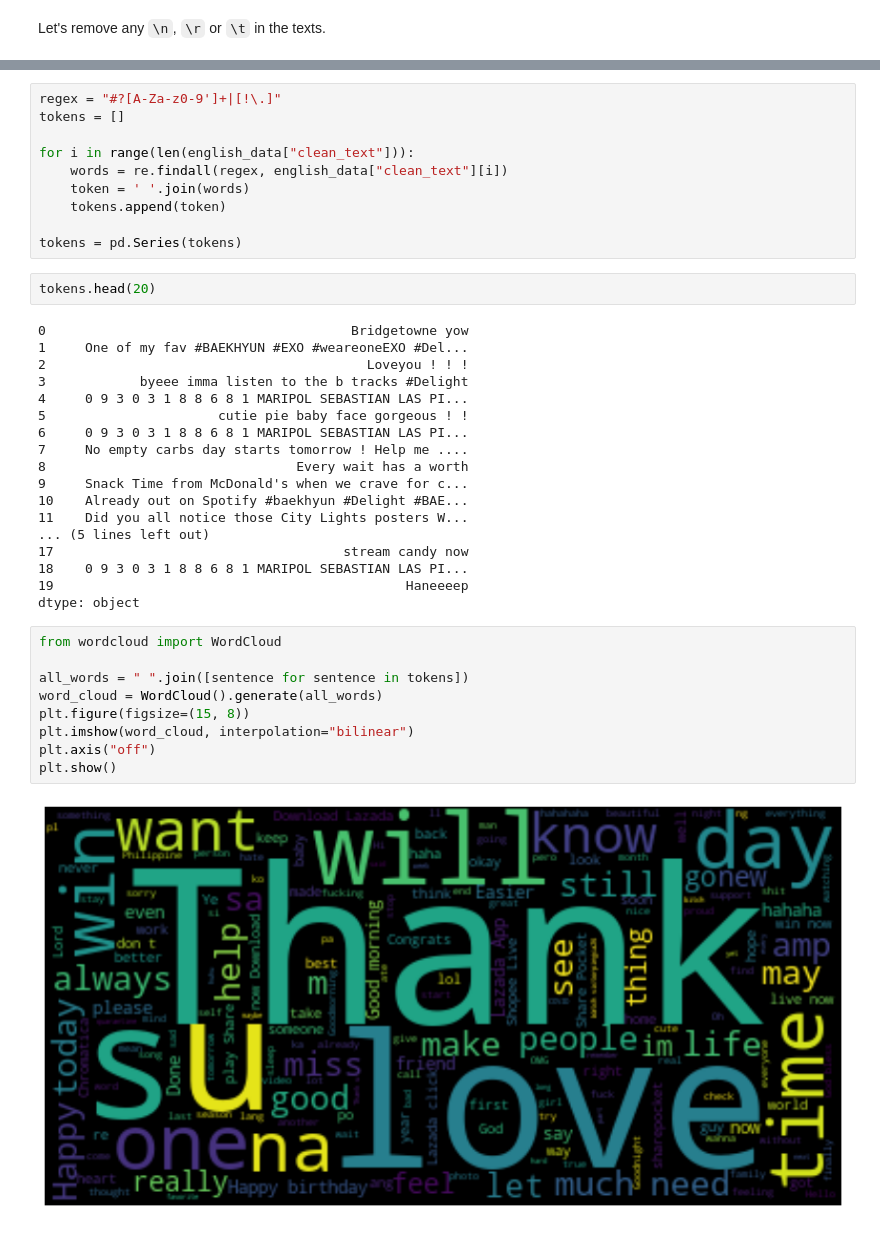
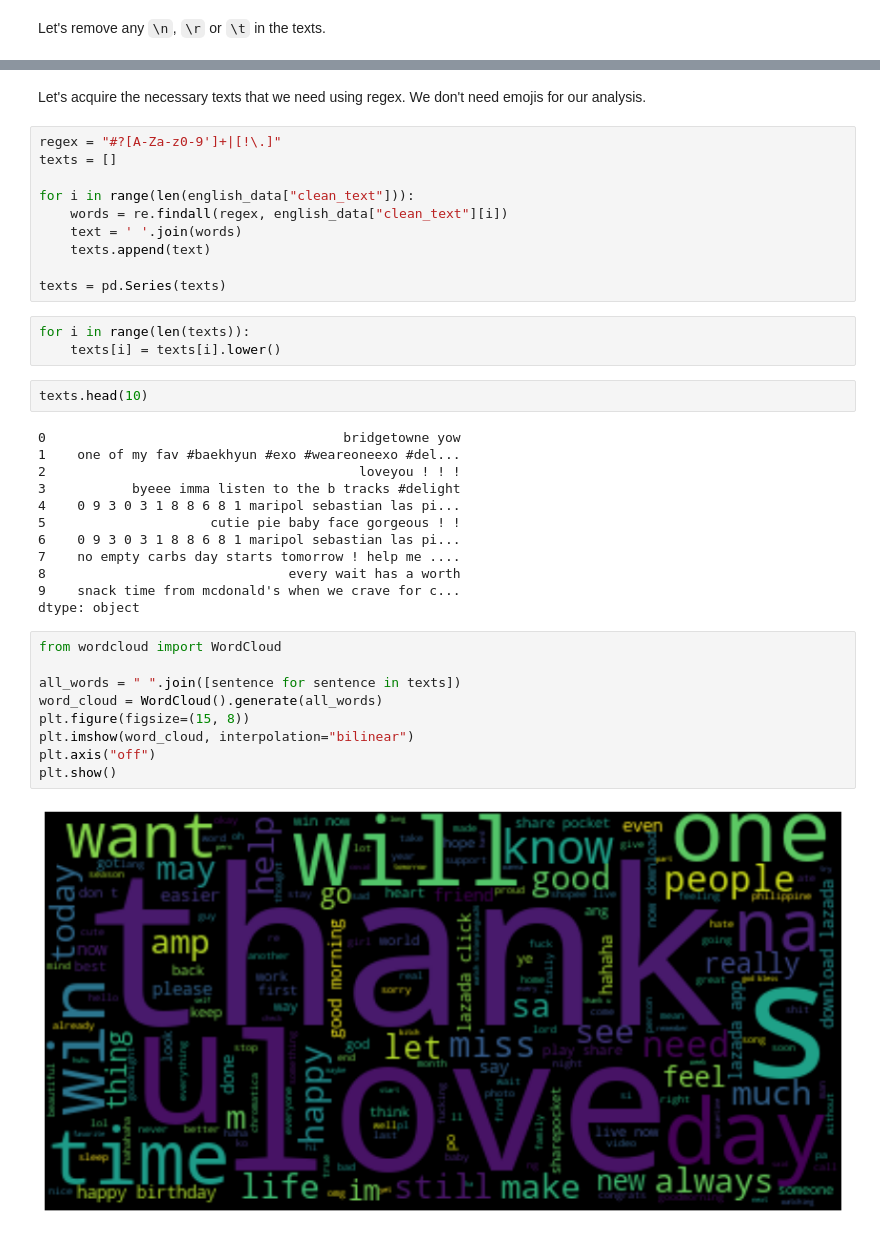
Before and after one commit to NiloJaticoII/INTRNLP-Sentiment-Tweet, a Jupyter notebook: Model.ipynb, the cells around one changed output, grey strips where cells are left out. Drawn from its saved outputs; the diff is of its cells as text.

```diff
--- a/Model.ipynb
+++ b/Model.ipynb
@@ -167,44 +167,43 @@ See the caveats in the documentation: https://pandas.pydata.org/pandas-docs/stab
 | 7 | 28 | 1264847404118839296 | 750706888354910208 | 2020-05-25 17:14:55 | en | No empty carbs day starts tomorro... | No empty carbs day starts tomorro... |
 | 8 | 29 | 1264847404718669827 | 727839200653901824 | 2020-05-25 17:14:55 | en | Every wait has a worth | Every wait has a worth |
 | 9 | 30 | 1264847406606233600 | 459997572 | 2020-05-25 17:14:56 | en | Snack Time🥤🍝🍔🍟 from McDonald's wh... | Snack Time🥤🍝🍔🍟 from McDonald's wh... |
+# %% [markdown]
+Let's acquire the necessary texts that we need using regex. We don't need emojis for our analysis.
 # %%
 regex = "#?[A-Za-z0-9']+|[!\.]"
-tokens = []
+texts = []
 
 for i in range(len(english_data["clean_text"])):
     words = re.findall(regex, english_data["clean_text"][i])
-    token = ' '.join(words)
-    tokens.append(token)
+    text = ' '.join(words)
+    texts.append(text)
 
-tokens = pd.Series(tokens)
+texts = pd.Series(texts)
+# %%
+for i in range(len(texts)):
+    texts[i] = texts[i].lower()
 # %%
-tokens.head(20)
+texts.head(10)
 # %% [output]
-0                                       Bridgetowne yow
-1     One of my fav #BAEKHYUN #EXO #weareoneEXO #Del...
-2                                         Loveyou ! ! !
-3            byeee imma listen to the b tracks #Delight
-4     0 9 3 0 3 1 8 8 6 8 1 MARIPOL SEBASTIAN LAS PI...
-5                      cutie pie baby face gorgeous ! !
-6     0 9 3 0 3 1 8 8 6 8 1 MARIPOL SEBASTIAN LAS PI...
-7     No empty carbs day starts tomorrow ! Help me ....
-8                                Every wait has a worth
-9     Snack Time from McDonald's when we crave for c...
-10    Already out on Spotify #baekhyun #Delight #BAE...
-11    Did you all notice those City Lights posters W...
-... (5 lines left out)
-17                                     stream candy now
-18    0 9 3 0 3 1 8 8 6 8 1 MARIPOL SEBASTIAN LAS PI...
-19                                             Haneeeep
+0                                      bridgetowne yow
+1    one of my fav #baekhyun #exo #weareoneexo #del...
+2                                        loveyou ! ! !
+3           byeee imma listen to the b tracks #delight
+4    0 9 3 0 3 1 8 8 6 8 1 maripol sebastian las pi...
+5                     cutie pie baby face gorgeous ! !
+6    0 9 3 0 3 1 8 8 6 8 1 maripol sebastian las pi...
+7    no empty carbs day starts tomorrow ! help me ....
+8                               every wait has a worth
+9    snack time from mcdonald's when we crave for c...
 dtype: object
 # %%
 from wordcloud import WordCloud
 
-all_words = " ".join([sentence for sentence in tokens])
+all_words = " ".join([sentence for sentence in texts])
 word_cloud = WordCloud().generate(all_words)
 plt.figure(figsize=(15, 8))
 plt.imshow(word_cloud, interpolation="bilinear")
 plt.axis("off")
 plt.show()
 # %% [output]
-[figure, old version]
+[figure, new version]
```
Also changed, not shown: parts of 3 cells of this notebook.
